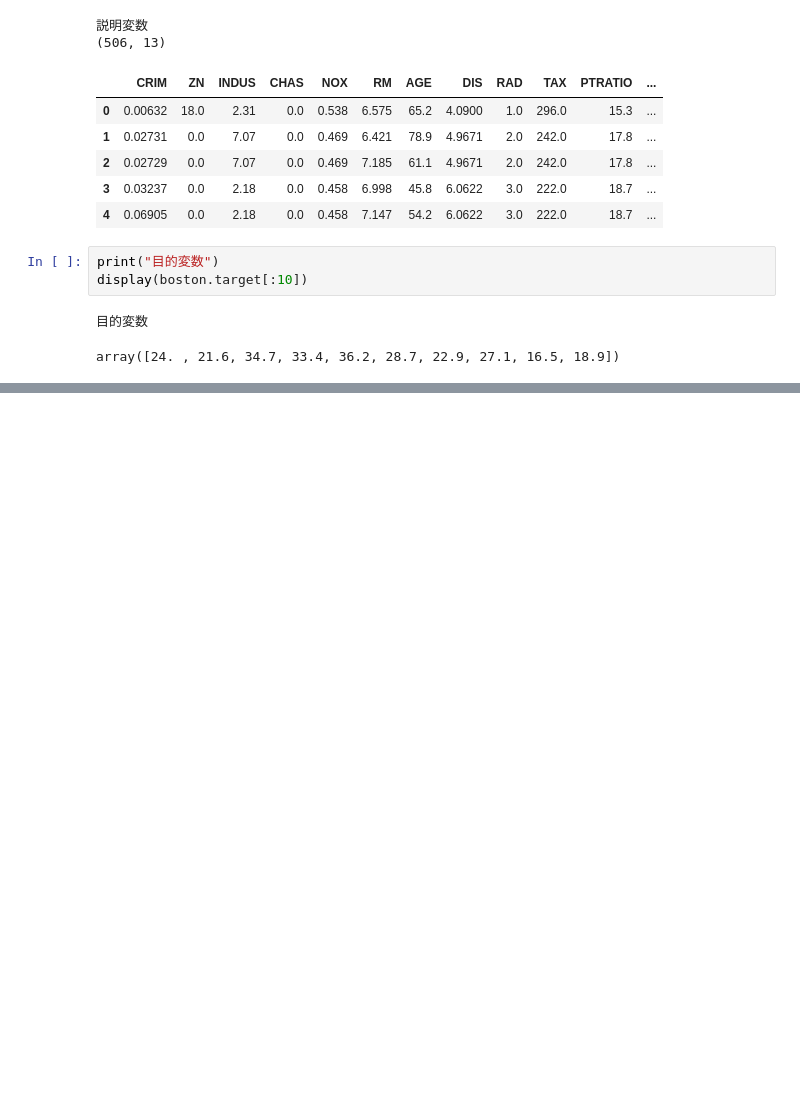
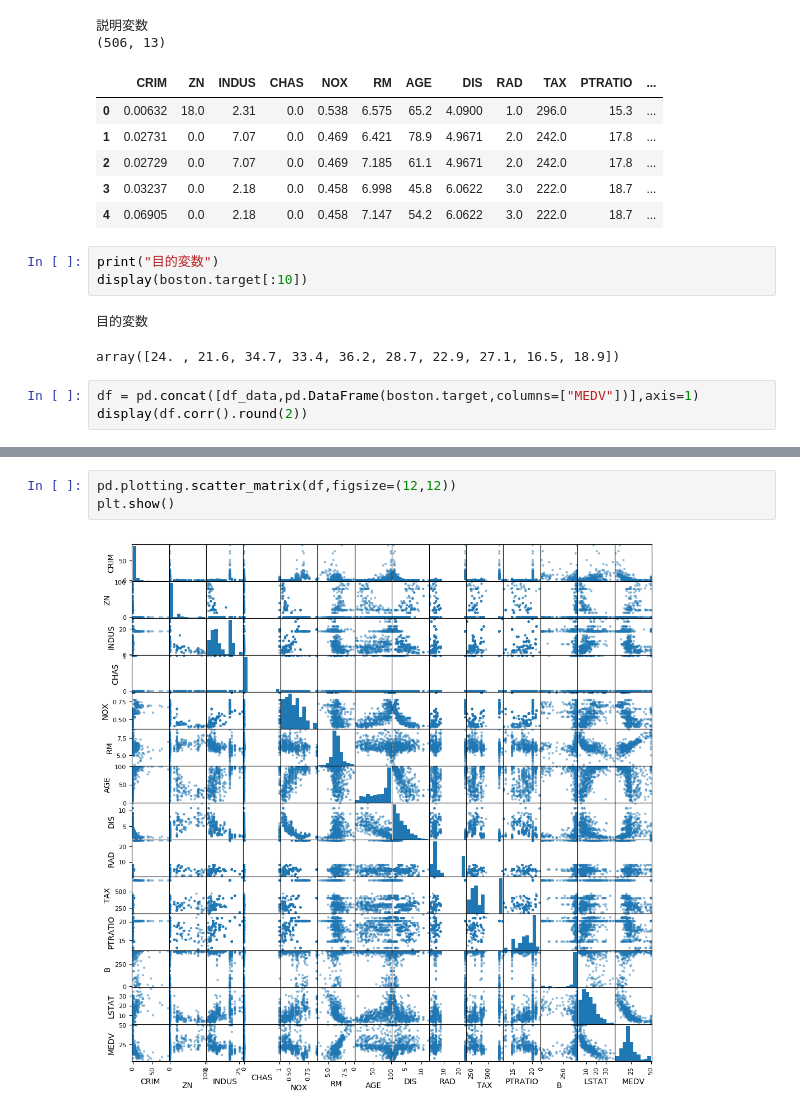
Before and after one commit to ssshun3/DLcode, a Jupyter notebook: DAY1_vr6_0_5/2_notebook/1_5_pra.ipynb, the cells around one changed output, grey strips where cells are left out. Drawn from its saved outputs; the diff is of its cells as text; blank space fills up the shorter version.

```diff
--- a/DAY1_vr6_0_5/2_notebook/1_5_pra.ipynb
+++ b/DAY1_vr6_0_5/2_notebook/1_5_pra.ipynb
@@ -50,3 +50,6 @@ display(boston.target[:10])
 # %% [output]
 目的変数
 array([24. , 21.6, 34.7, 33.4, 36.2, 28.7, 22.9, 27.1, 16.5, 18.9])
+# %%
+df = pd.concat([df_data,pd.DataFrame(boston.target,columns=["MEDV"])],axis=1)
+display(df.corr().round(2))
@@ -52,0 +72,5 @@ array([24. , 21.6, 34.7, 33.4, 36.2, 28.7, 22.9, 27.1, 16.5, 18.9])
+# %%
+pd.plotting.scatter_matrix(df,figsize=(12,12))
+plt.show()
+# %% [output]
+[figure, added]
```
Also changed, not shown: parts of 3 cells of this notebook.
